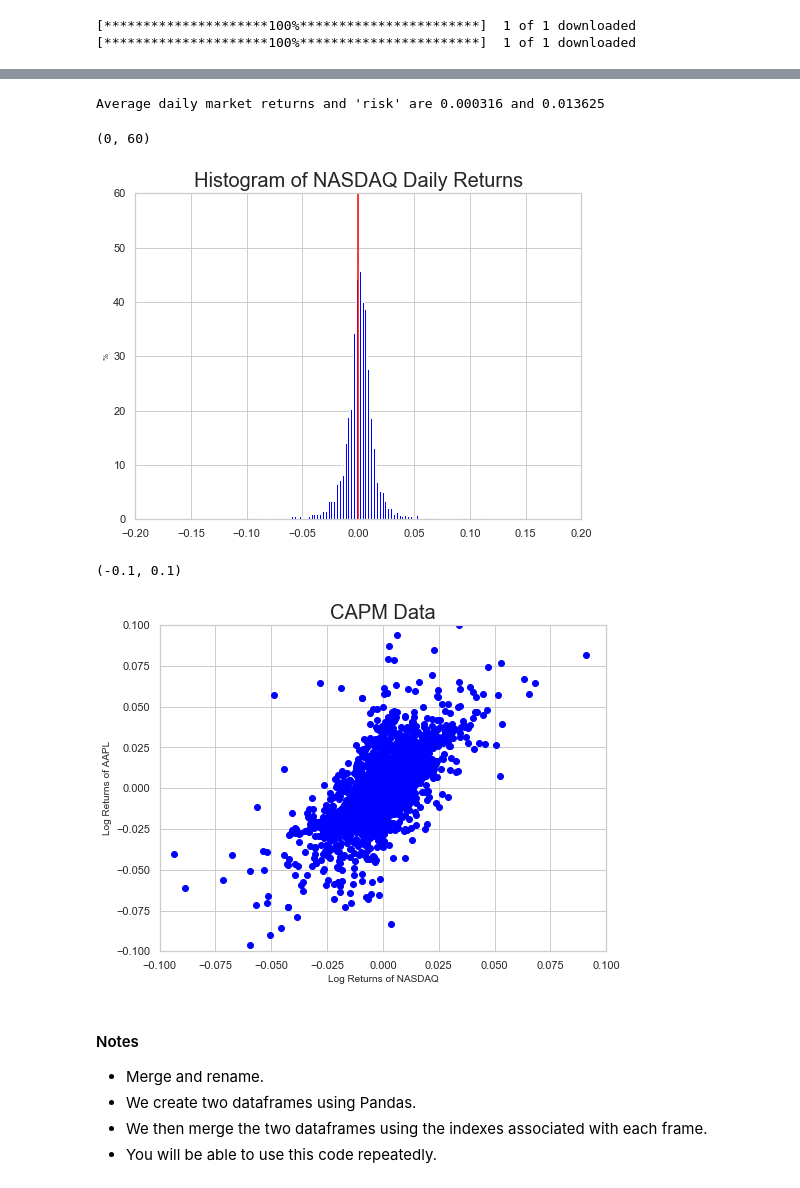
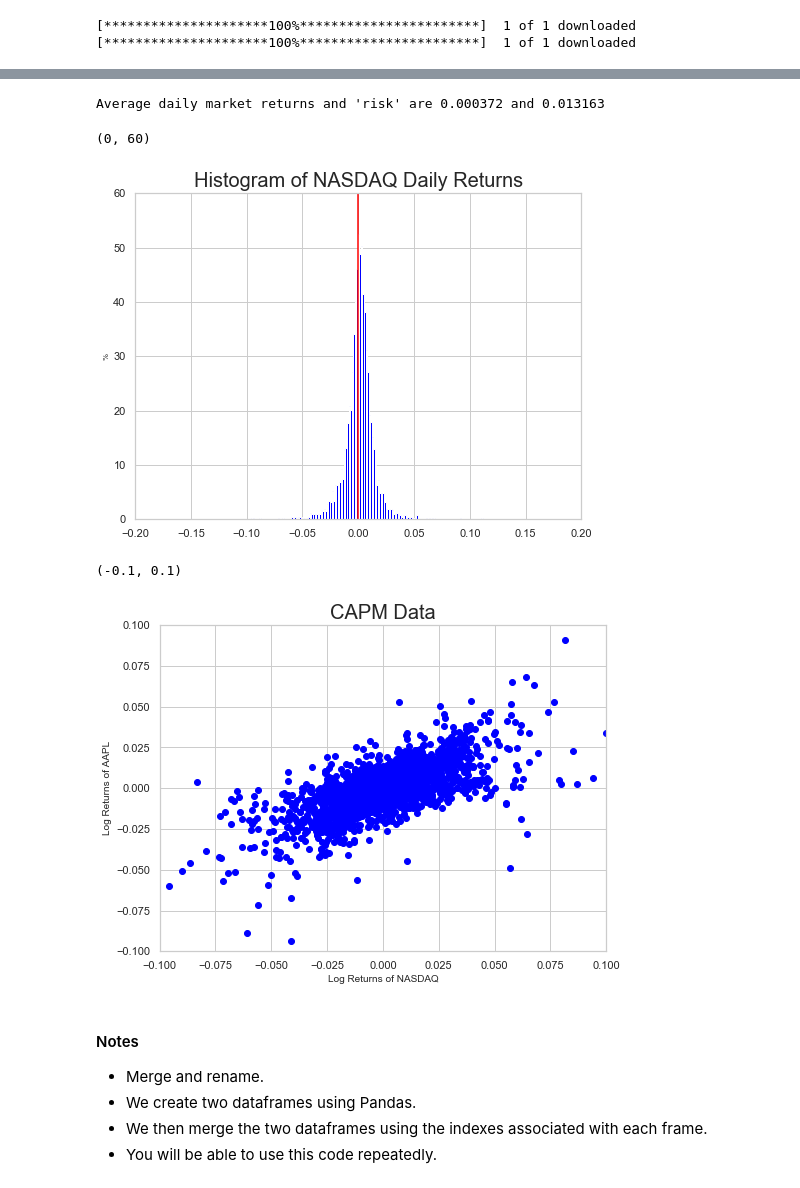
Before and after one commit to thsavage/Hirsh-Fellows-Real-Estate-Finance, a Jupyter notebook: Hirsh Scholars CAPM Example.ipynb, the cells around one changed output, grey strips where cells are left out. Drawn from its saved outputs; the diff is of its cells as text; code cells hidden in the pictures.

```diff
--- a/Hirsh Scholars CAPM Example.ipynb
+++ b/Hirsh Scholars CAPM Example.ipynb
@@ -135,7 +135,7 @@ Populating the interactive namespace from numpy and matplotlib
 # %%
 # Grab Apple and NASDAQ data.
 
-start, end = "2006-01-01", "2016-12-31"
+start, end = "2006-01-01", "2017-12-31"
 
 aapl_all = yf.download('AAPL', start=start, end=end)
 nasdaq_all = yf.download('^IXIC', start=start, end=end)
@@ -181,7 +181,7 @@ plt.ylim(0, 60)
 # %%
 print("Average daily market returns and 'risk' are %f and %f" % (nasdaq_returns.mean(), nasdaq_returns.std()))
 # %% [output]
-Average daily market returns and 'risk' are 0.000316 and 0.013625
+Average daily market returns and 'risk' are 0.000372 and 0.013163
 # %%
 plt.figure(figsize=(8, 6))
 plt.hist(nasdaq_returns, bins=150, density=True, color='blue')
@@ -192,21 +192,21 @@ plt.xlim(-0.2, 0.2)
 plt.ylim(0, 60)
 # %% [output]
 (0, 60)
-[figure, old version]
+[figure, new version]
 # %%
 aapl_returns = pd.DataFrame(aapl_returns)
 nasdaq_returns = pd.DataFrame(nasdaq_returns)
 # %%
 plt.figure(figsize = (8, 6))
-plt.scatter(y=aapl_returns, x=nasdaq_returns, c='blue')
+plt.scatter(aapl_returns, nasdaq_returns, c='blue')
 plt.title('CAPM Data', fontsize = 20)
 plt.xlabel('Log Returns of NASDAQ', fontsize = 10)
 plt.ylabel('Log Returns of AAPL', fontsize = 10)
 plt.xlim([-0.1, 0.1])
 plt.ylim([-0.1, 0.1])
 # %% [output]
 (-0.1, 0.1)
-[figure, old version]
+[figure, new version]
 # %% [markdown]
 #### Notes
 * Merge and rename.
```
Also changed, not shown: parts of 20 cells of this notebook, 2 other files.
